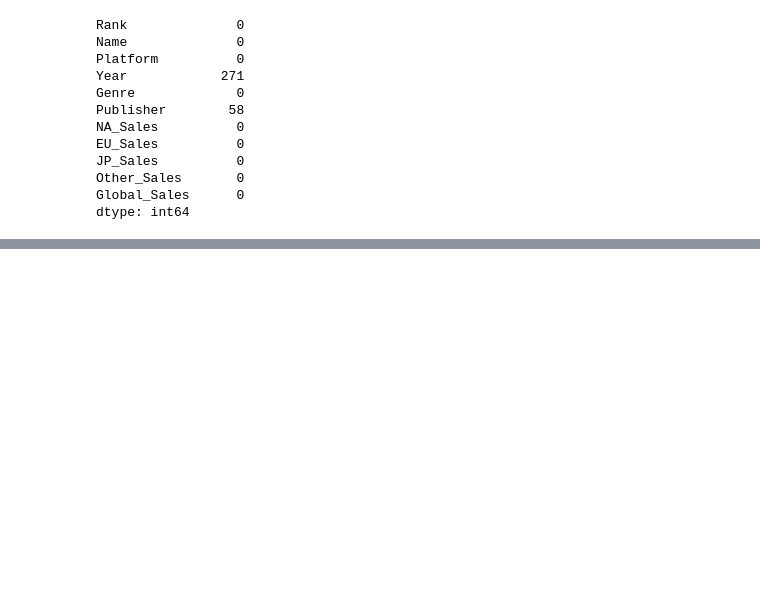
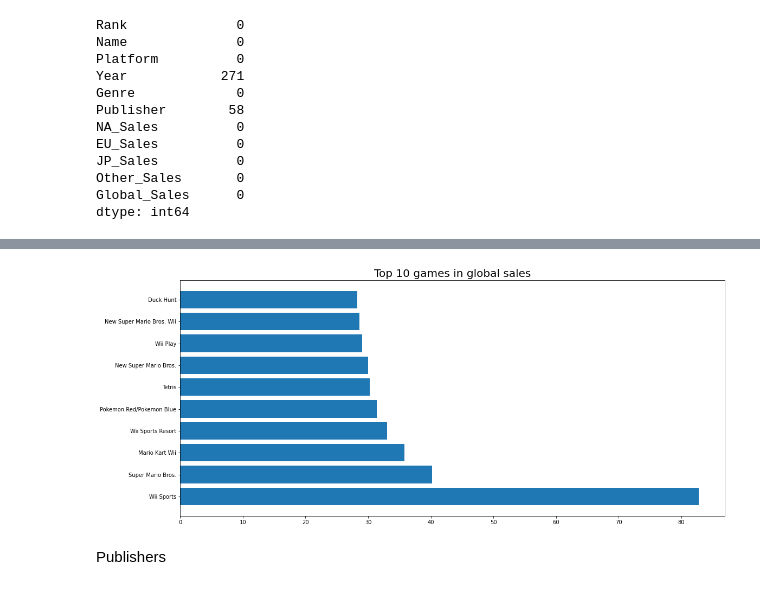
Before and after one commit to PaulaNuno/storytelling-project, a Jupyter notebook: data_cleaning.ipynb, the cells around one changed output, grey strips where cells are left out. Drawn from its saved outputs; the diff is of its cells as text; code cells hidden in the pictures; blank space fills up the shorter version.

```diff
--- a/data_cleaning.ipynb
+++ b/data_cleaning.ipynb
@@ -96,0 +101,14 @@ df['%_global_sales'] = df['global_sales']/df['global_sales'].sum()
+# %%
+# Top 10 games
+
+top_10 = df[0:10]
+
+plt.figure(figsize = (18,8))
+plt.barh(top_10["Name"],top_10["Global_Sales"])
+plt.title("Top 10 games in global sales",fontdict = {"fontsize":20})
+plt.savefig("top_10_games.jpg",dpi = 300)
+plt.show()
+# %% [output]
+[figure, added]
+# %% [markdown]
+Publishers
```
Also changed, not shown: parts of 21 cells of this notebook, 1 other file.
